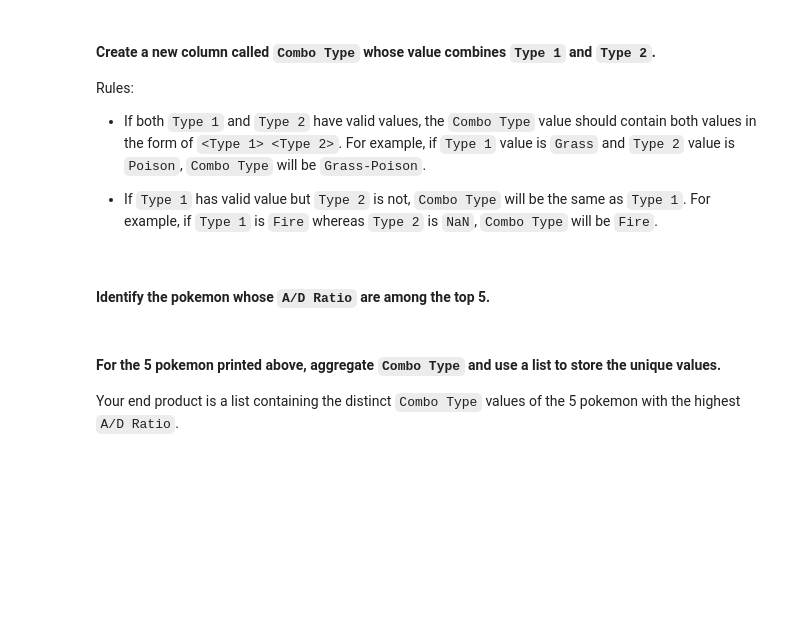
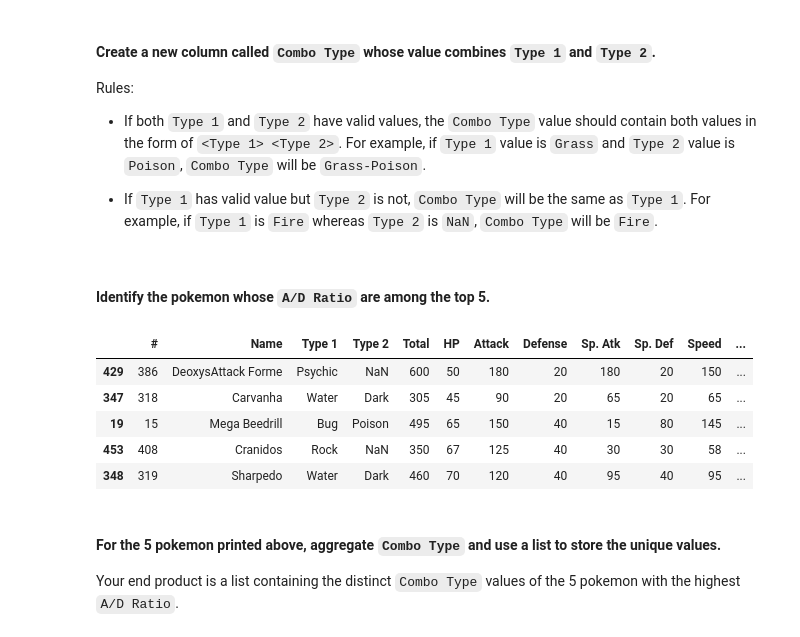
Before and after one commit to javiergispert/dataptmad0522_labs, a Jupyter notebook: module-1/dataframe-calculations/your-code/challenge-1.ipynb, the cells around one changed output. Saved outputs shown, nothing was run; the diff lists cells and outputs as text; code cells hidden in the pictures; blank space fills up the shorter version.

```diff
--- a/module-1/dataframe-calculations/your-code/challenge-1.ipynb
+++ b/module-1/dataframe-calculations/your-code/challenge-1.ipynb
@@ -84,10 +168,19 @@ Rules:
 * If `Type 1` has valid value but `Type 2` is not, `Combo Type` will be the same as `Type 1`. For example, if `Type 1` is `Fire` whereas `Type 2` is `NaN`, `Combo Type` will be `Fire`.
 # %%
 # your code here
+pokemon['Combo Type'] =
 # %% [markdown]
 #### Identify the pokemon whose `A/D Ratio` are among the top 5.
 # %%
 # your code here
+pokemon.nlargest(5, ['A/D Ratio'])
+# %% [output]
+|  | # | Name | Type 1 | Type 2 | Total | HP | Attack | Defense | Sp. Atk | Sp. Def | Speed | ... |
+| 429 | 386 | DeoxysAttack Forme | Psychic | NaN | 600 | 50 | 180 | 20 | 180 | 20 | 150 | ... |
+| 347 | 318 | Carvanha | Water | Dark | 305 | 45 | 90 | 20 | 65 | 20 | 65 | ... |
+| 19 | 15 | Mega Beedrill | Bug | Poison | 495 | 65 | 150 | 40 | 15 | 80 | 145 | ... |
+| 453 | 408 | Cranidos | Rock | NaN | 350 | 67 | 125 | 40 | 30 | 30 | 58 | ... |
+| 348 | 319 | Sharpedo | Water | Dark | 460 | 70 | 120 | 40 | 95 | 40 | 95 | ... |
 # %% [markdown]
 #### For the 5 pokemon printed above, aggregate `Combo Type` and use a list to store the unique values.
 
```
Also changed, not shown: parts of 11 cells of this notebook, 1 other file.
